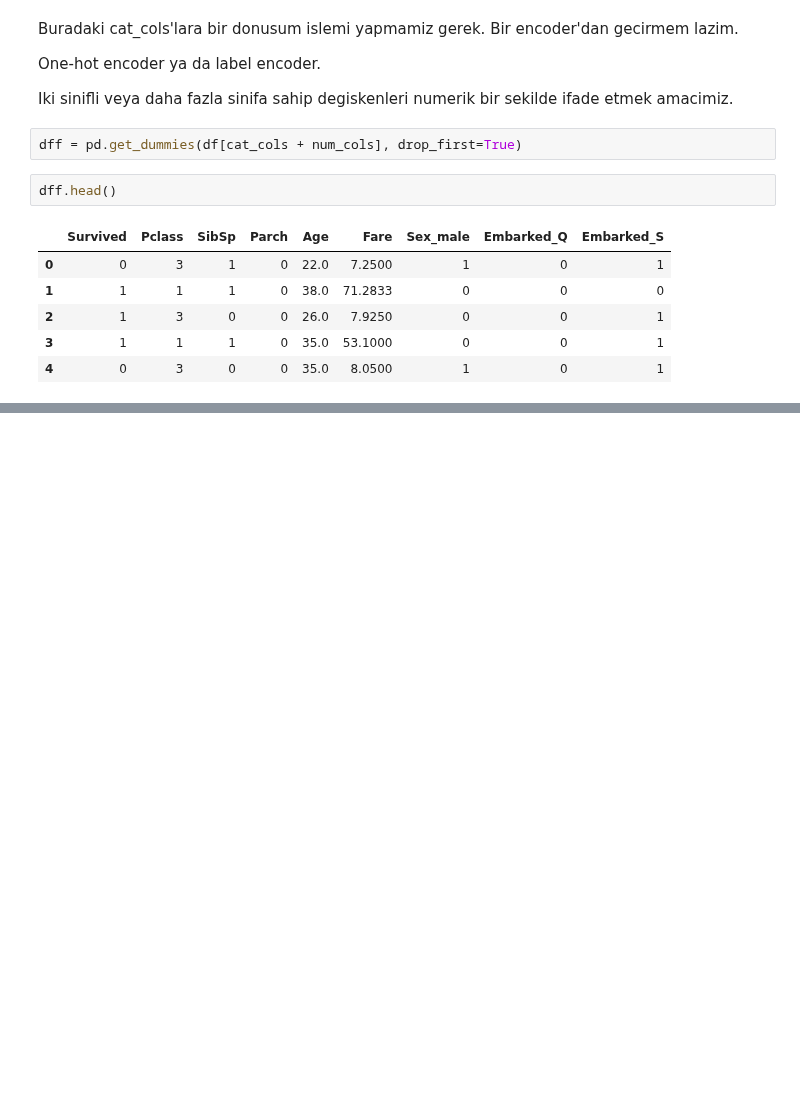
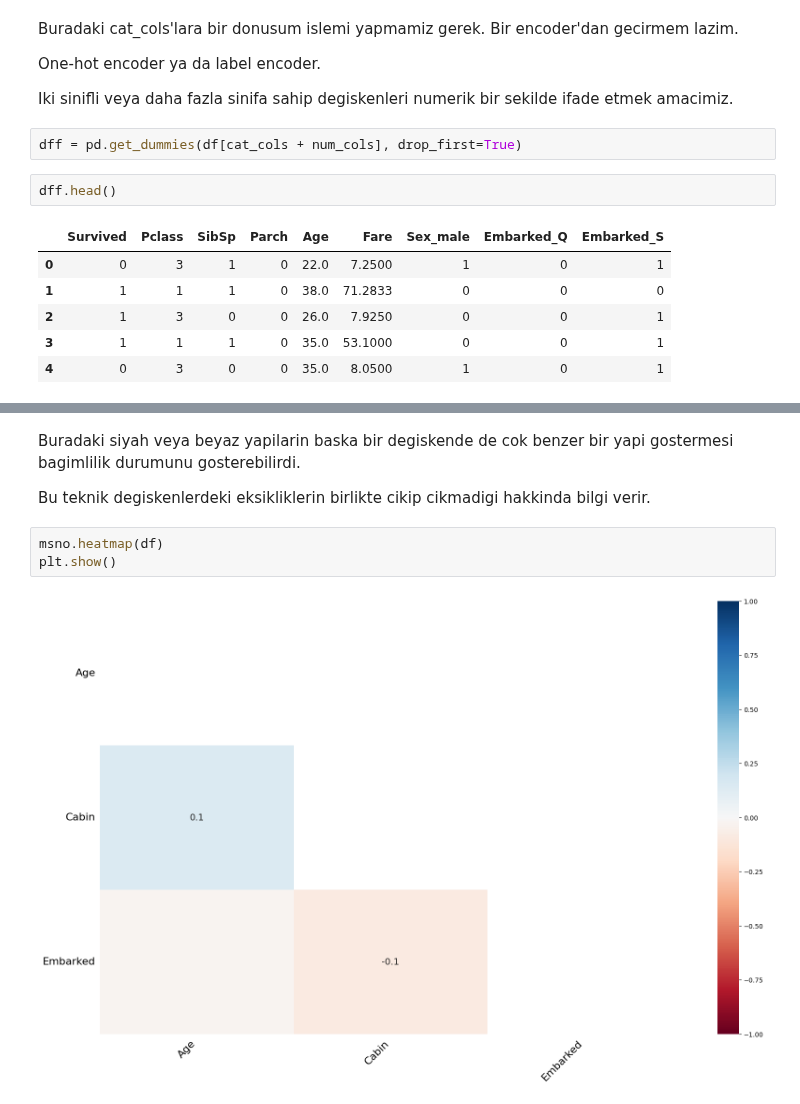
Before and after one commit to BioDiverseBits/Feature_Engineering, a Jupyter notebook: 2_Missing_Values/MissingValues.ipynb, the cells around one changed output, grey strips where cells are left out. Drawn from its saved outputs; the diff is of its cells as text; blank space fills up the shorter version.

```diff
--- a/2_Missing_Values/MissingValues.ipynb
+++ b/2_Missing_Values/MissingValues.ipynb
@@ -587,0 +701,9 @@ dff.head()
+# %% [markdown]
+Buradaki siyah veya beyaz yapilarin baska bir degiskende de cok benzer bir yapi gostermesi bagimlilik durumunu gosterebilirdi.
+
+Bu teknik degiskenlerdeki eksikliklerin birlikte cikip cikmadigi hakkinda bilgi verir.
+# %%
+msno.heatmap(df)
+plt.show()
+# %% [output]
+[figure, added]
```
Also changed, not shown: parts of 22 cells of this notebook.
